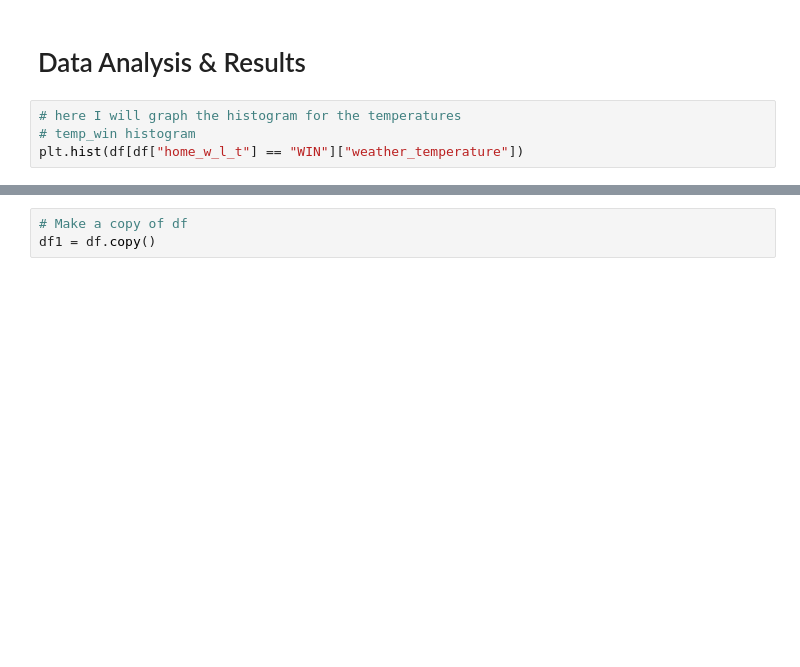
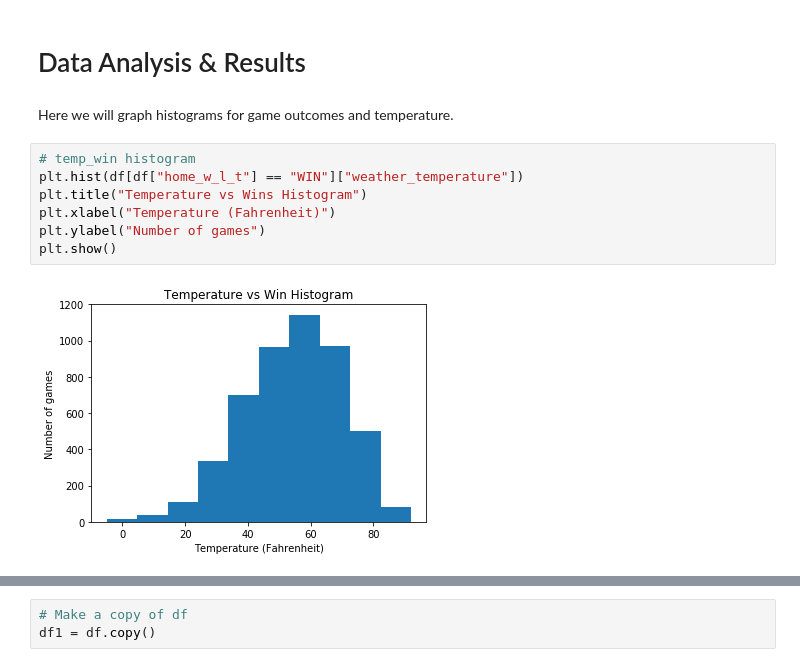
Before and after one commit to apwai/COGS108_Final_Project, a Jupyter notebook: Final-Project.ipynb, the cells around one changed output, grey strips where cells are left out. Drawn from its saved outputs; the diff is of its cells as text; blank space fills up the shorter version.

Commit message:
Added Labels/Titles to histograms and moved some important comments to markdown

```diff
--- a/Final-Project.ipynb
+++ b/Final-Project.ipynb
@@ -109,10 +114,17 @@ for index, row in df.iterrows():
         wind_loss.append(row["weather_wind_mph"])
 # %% [markdown]
 # Data Analysis & Results
-# %%
-# here I will graph the histogram for the temperatures
-# temp_win histogram
-plt.hist(df[df["home_w_l_t"] == "WIN"]["weather_temperature"])
+# %% [markdown]
+Here we will graph histograms for game outcomes and temperature.
+# %%
+# temp_win histogram
+plt.hist(df[df["home_w_l_t"] == "WIN"]["weather_temperature"])
+plt.title("Temperature vs Wins Histogram")
+plt.xlabel("Temperature (Fahrenheit)")
+plt.ylabel("Number of games")
+plt.show()
+# %% [output]
+[figure, added]
 # %%
 # temp_tie histogram
 plt.hist(df[df["home_w_l_t"] == "TIE"]["weather_temperature"])
```
Also changed, not shown: parts of 28 cells of this notebook.
